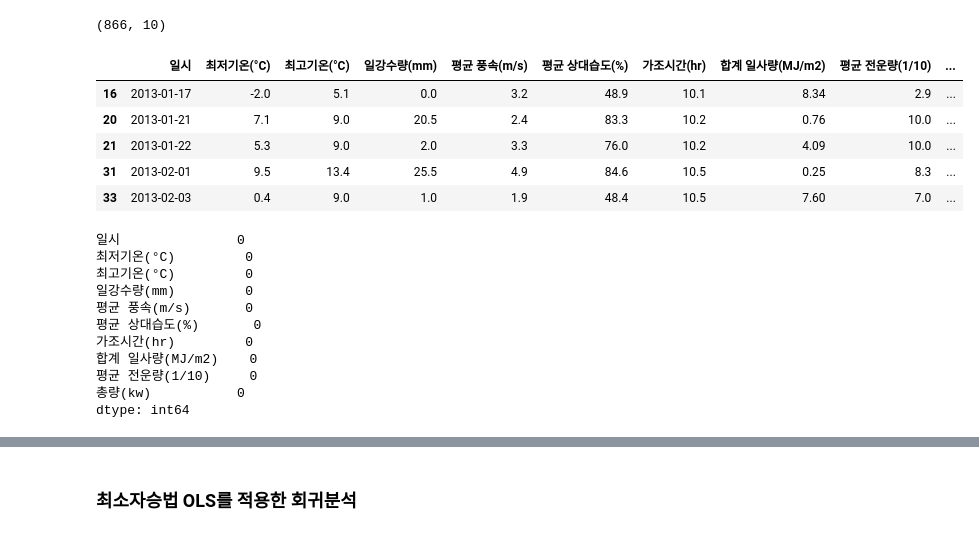
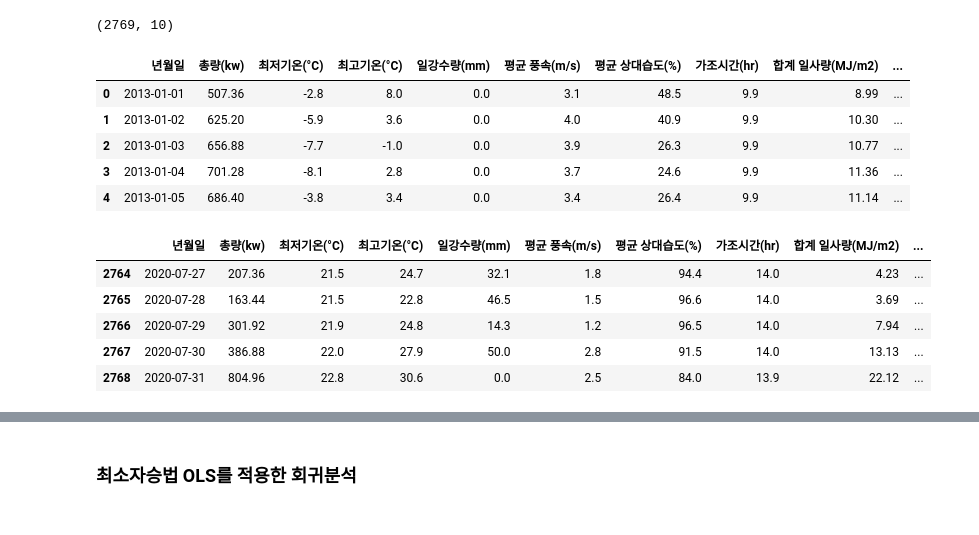
Before and after one commit to J-woooo/Solar, a Jupyter notebook: 부산복합자재창고_EDA.ipynb, the cells around one changed output, grey strips where cells are left out. Drawn from its saved outputs; the diff is of its cells as text; code cells hidden in the pictures.

```diff
--- a/부산복합자재창고_EDA.ipynb
+++ b/부산복합자재창고_EDA.ipynb
@@ -56,3 +63,5 @@ df.isnull().sum()
 dtype: int64
 # %%
-df.dropna(axis=0, how='any', inplace=True)
+#df.dropna(axis=0, how='any', inplace=True)
+df = df.fillna(0)
+df.isnull().sum()
@@ -59,25 +80,18 @@ df.dropna(axis=0, how='any', inplace=True)
 # %%
 df.shape
 df.head()
+df.tail()
 # %% [output]
-(866, 10)
+(2769, 10)
-|  | 일시 | 최저기온(°C) | 최고기온(°C) | 일강수량(mm) | 평균 풍속(m/s) | 평균 상대습도(%) | 가조시간(hr) | 합계 일사량(MJ/m2) | 평균 전운량(1/10) | ... |
-| 16 | 2013-01-17 | -2.0 | 5.1 | 0.0 | 3.2 | 48.9 | 10.1 | 8.34 | 2.9 | ... |
-| 20 | 2013-01-21 | 7.1 | 9.0 | 20.5 | 2.4 | 83.3 | 10.2 | 0.76 | 10.0 | ... |
-| 21 | 2013-01-22 | 5.3 | 9.0 | 2.0 | 3.3 | 76.0 | 10.2 | 4.09 | 10.0 | ... |
-| 31 | 2013-02-01 | 9.5 | 13.4 | 25.5 | 4.9 | 84.6 | 10.5 | 0.25 | 8.3 | ... |
-| 33 | 2013-02-03 | 0.4 | 9.0 | 1.0 | 1.9 | 48.4 | 10.5 | 7.60 | 7.0 | ... |
+|  | 년월일 | 총량(kw) | 최저기온(°C) | 최고기온(°C) | 일강수량(mm) | 평균 풍속(m/s) | 평균 상대습도(%) | 가조시간(hr) | 합계 일사량(MJ/m2) | ... |
+| 0 | 2013-01-01 | 507.36 | -2.8 | 8.0 | 0.0 | 3.1 | 48.5 | 9.9 | 8.99 | ... |
+| 1 | 2013-01-02 | 625.20 | -5.9 | 3.6 | 0.0 | 4.0 | 40.9 | 9.9 | 10.30 | ... |
+| 2 | 2013-01-03 | 656.88 | -7.7 | -1.0 | 0.0 | 3.9 | 26.3 | 9.9 | 10.77 | ... |
+| 3 | 2013-01-04 | 701.28 | -8.1 | 2.8 | 0.0 | 3.7 | 24.6 | 9.9 | 11.36 | ... |
+| 4 | 2013-01-05 | 686.40 | -3.8 | 3.4 | 0.0 | 3.4 | 26.4 | 9.9 | 11.14 | ... |
+|  | 년월일 | 총량(kw) | 최저기온(°C) | 최고기온(°C) | 일강수량(mm) | 평균 풍속(m/s) | 평균 상대습도(%) | 가조시간(hr) | 합계 일사량(MJ/m2) | ... |
+| 2764 | 2020-07-27 | 207.36 | 21.5 | 24.7 | 32.1 | 1.8 | 94.4 | 14.0 | 4.23 | ... |
+| 2765 | 2020-07-28 | 163.44 | 21.5 | 22.8 | 46.5 | 1.5 | 96.6 | 14.0 | 3.69 | ... |
+| 2766 | 2020-07-29 | 301.92 | 21.9 | 24.8 | 14.3 | 1.2 | 96.5 | 14.0 | 7.94 | ... |
+| 2767 | 2020-07-30 | 386.88 | 22.0 | 27.9 | 50.0 | 2.8 | 91.5 | 14.0 | 13.13 | ... |
+| 2768 | 2020-07-31 | 804.96 | 22.8 | 30.6 | 0.0 | 2.5 | 84.0 | 13.9 | 22.12 | ... |
-# %%
-df.isnull().sum()
-# %% [output]
-일시               0
-최저기온(°C)         0
-최고기온(°C)         0
-일강수량(mm)         0
-평균 풍속(m/s)       0
-평균 상대습도(%)       0
-가조시간(hr)         0
-합계 일사량(MJ/m2)    0
-평균 전운량(1/10)     0
-총량(kw)           0
-dtype: int64
```
Also changed, not shown: parts of 12 cells of this notebook, 1 other file.
